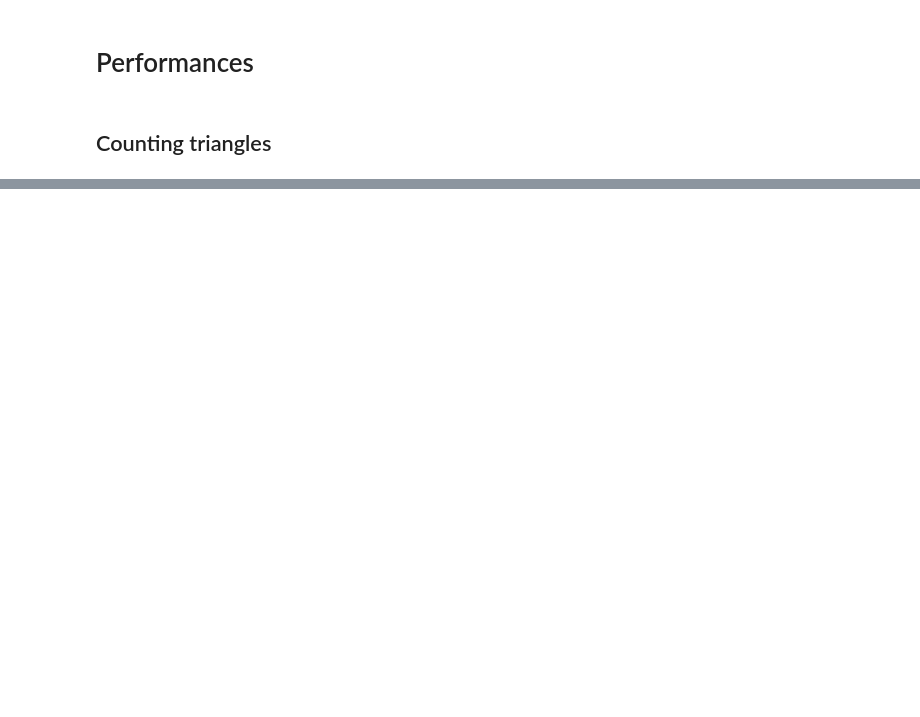
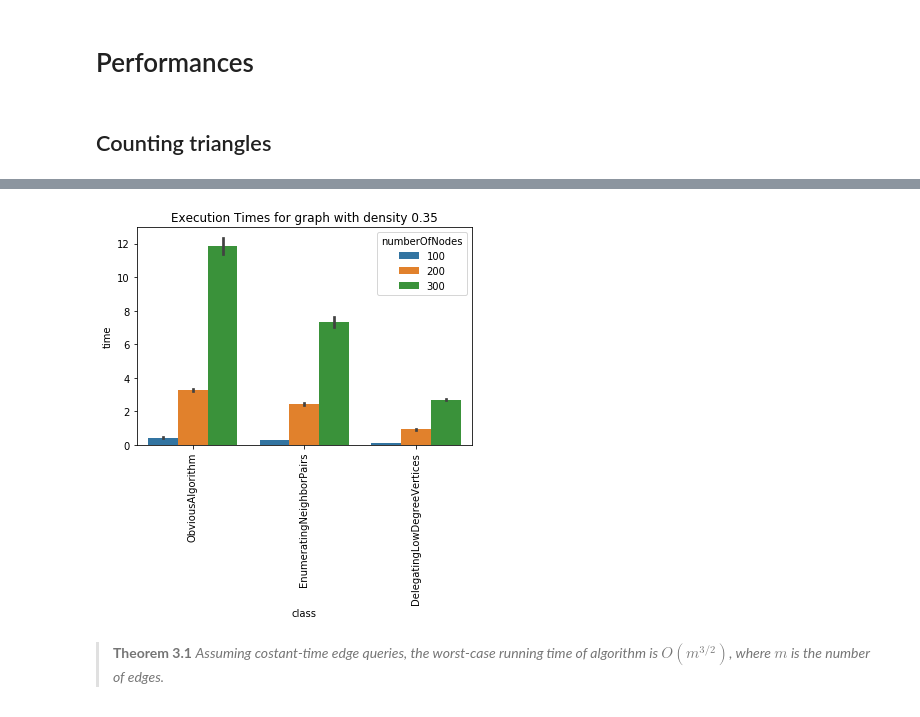
Before and after one commit to MattBlue92/Progetto-APMD-AAGM-2020, a Jupyter notebook: notebooks/Performaces.ipynb, the cells around one changed output, grey strips where cells are left out. Cells and saved outputs as stored; diff of their text form; code cells hidden in the pictures; blank space fills up the shorter version.

```diff
--- a/notebooks/Performaces.ipynb
+++ b/notebooks/Performaces.ipynb
@@ -59,0 +62,9 @@ barplot.set_xticklabels(barplot.get_xticklabels(), rotation=90)
+# %%
+listOfNetworks2=generateGraph(stop=400, density=0.35)
+times_dataset=create_dataset_times(listOfNetworks)
+barplot(times_dataset, 0.35)
+plt.show()
+# %% [output]
+[figure, added]
+# %% [markdown]
+> **Theorem 3.1** *Assuming costant-time edge queries, the worst-case running time of algorithm is $O(m^{3/2})$, where $m$ is the number of edges.*
```
Also changed, not shown: parts of 7 cells of this notebook, 1 other file.
